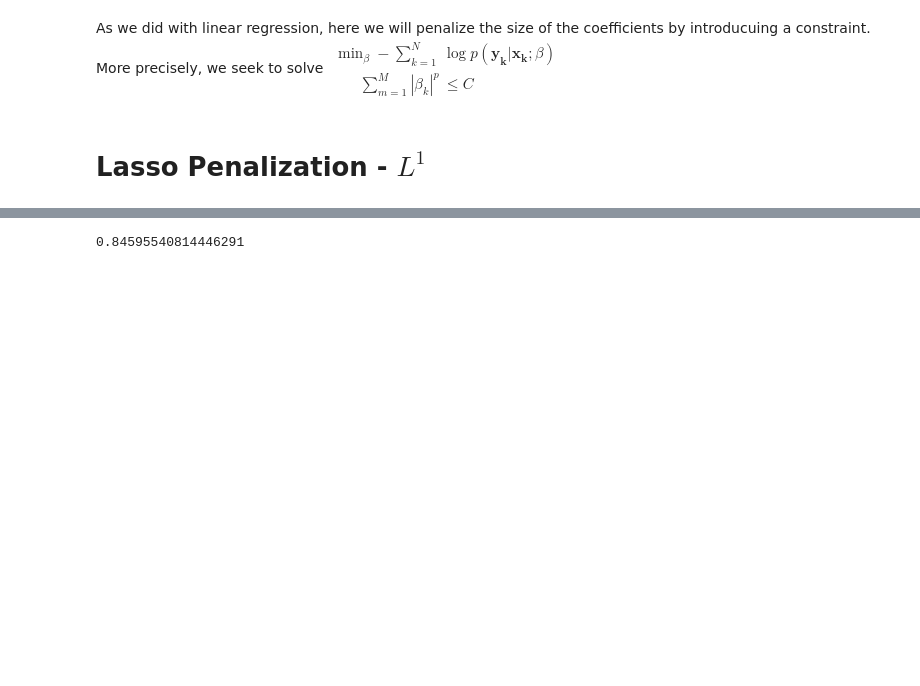
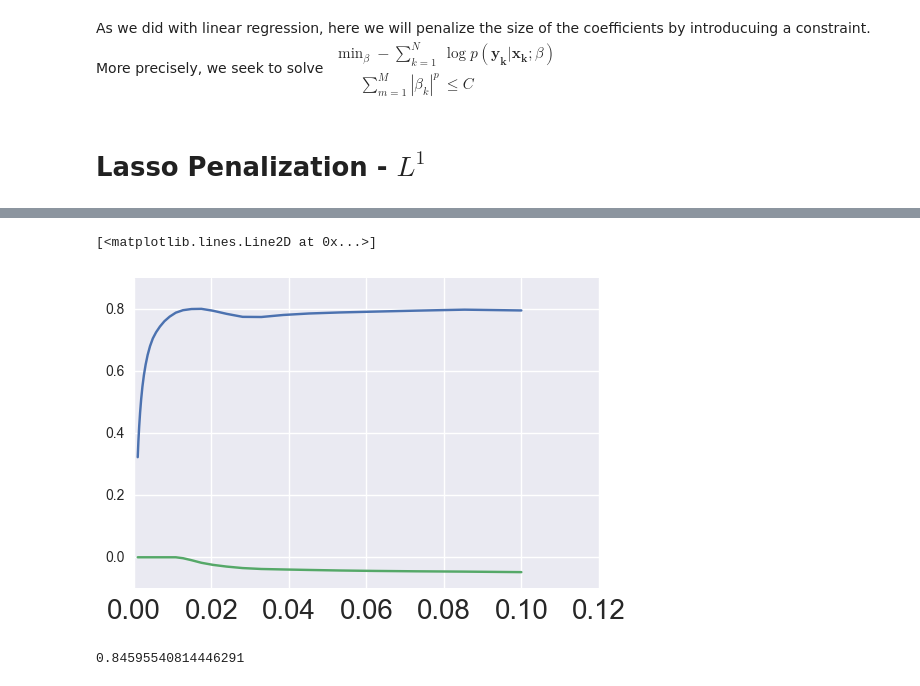
Before and after one commit to CJ-Wright/APMAE4990-, a Jupyter notebook: notebooks/Lecture 5 - Classification.ipynb, the cells around one changed output, grey strips where cells are left out. Saved outputs shown, nothing was run; the diff lists cells and outputs as text; code cells hidden in the pictures; blank space fills up the shorter version.

```diff
--- a/notebooks/Lecture 5 - Classification.ipynb
+++ b/notebooks/Lecture 5 - Classification.ipynb
@@ -380,3 +437,23 @@ plt.plot(alphas,scores)
+# %%
+# Create linear regression object
+alphas = np.logspace(-3,-1,30)
+coeffs_edu=[]
+scores = []
+edu_hs=[]
+for alpha in alphas:
+    regr = LogisticRegression(C=alpha,penalty='l1')
+
+    # Train the model using the training sets
+    regr.fit(X_train, y_train)
+    edu_hs.append(regr.coef_[0][24])
+    coeffs_edu.append(regr.coef_[0][3])
+    #fpr, tpr, roc_auc, thresholds= generate_auc(X,y,LogisticRegression,C=alpha,penalty='l1')
+    #scores.append(roc_auc)
+plt.plot(alphas,coeffs_edu)
+plt.plot(alphas,edu_hs)
+# %% [output]
+[<matplotlib.lines.Line2D at 0x...>]
+[figure, added]
 # %%
 regr.score(X_test,y_test)
 # %% [output]
```
Also changed, not shown: parts of 13 cells of this notebook, 1 other file.
